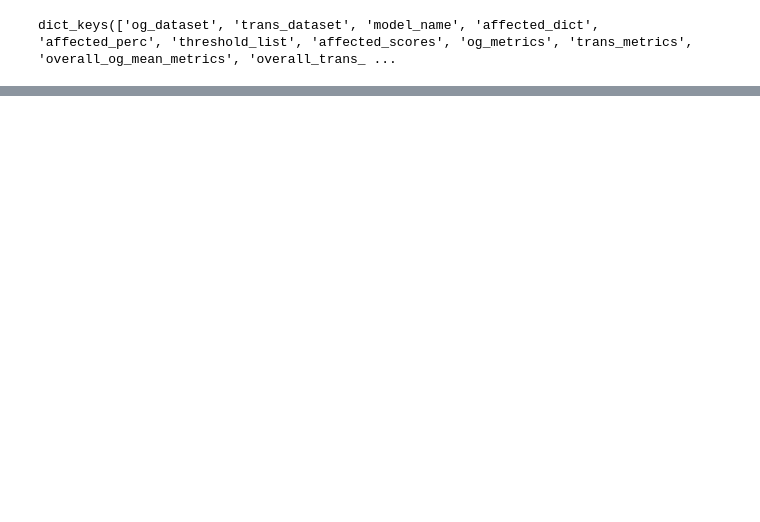
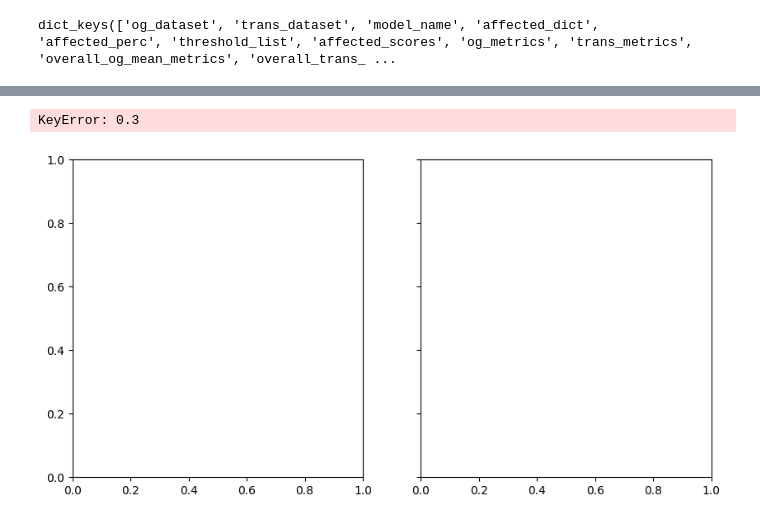
Before and after one commit to sofiesana/updog, a Jupyter notebook: analysis.ipynb, the cells around one changed output, grey strips where cells are left out. Saved outputs shown, nothing was run; the diff lists cells and outputs as text; code cells hidden in the pictures; blank space fills up the shorter version.

```diff
--- a/analysis.ipynb
+++ b/analysis.ipynb
@@ -50,0 +167,36 @@ trans_og_perf = plot_bar('overall_trans_mean_metrics', results['0'], )
+# %%
+def plot_bar_affected(metric_name, overlap_results):
+    fig, axes = plt.subplots(nrows=1, ncols=len(overlap_results), figsize=(10, 5), sharey=True)
+
+    combined_data = {}
+    for i, threshold in enumerate([0.3, 0.5, 0.95, 0.99]): # This needs to be over the [0.3, 0.5, 0.95, 0.99]
+        overlap_result_index = threshold
+        overlap_result = overlap_results[threshold]
+        df = get_df_transposed(overlap_result, metric_name)
+        df.plot(kind='bar', ax=axes[i], legend=False)
+
+        # Customize the subplot
+        axes[i].set_title(f'Allowed Overlap: {overlap_result_index}%')
+        axes[i].set_xlabel('Performance Metric')
+        if i == 0:
+            axes[i].set_ylabel('Metric Performance')
+
+        # Collect legend handles and labels
+        if i == 0:
+            handles, labels = axes[i].get_legend_handles_labels()
+
+    # Set a single legend for the entire figure
+    fig.legend(handles, labels, loc='upper center', bbox_to_anchor=(0.5, 1), ncol=len(overlap_results))
+
+    # Adjust layout to make room for the legend
+    plt.tight_layout(rect=[0, 0, 1, 0.95])
+    plt.title(f"Model Performance on Dataset")
+
+    # Show the plot
+    plt.show()
+
+plot_bar_affected('affected_perc', results)
+# plot_bar_perf('affected_perc', results['20'])
+# %% [output]
+KeyError: 0.3
+[figure, added]
```
Also changed, not shown: parts of 9 cells of this notebook.
